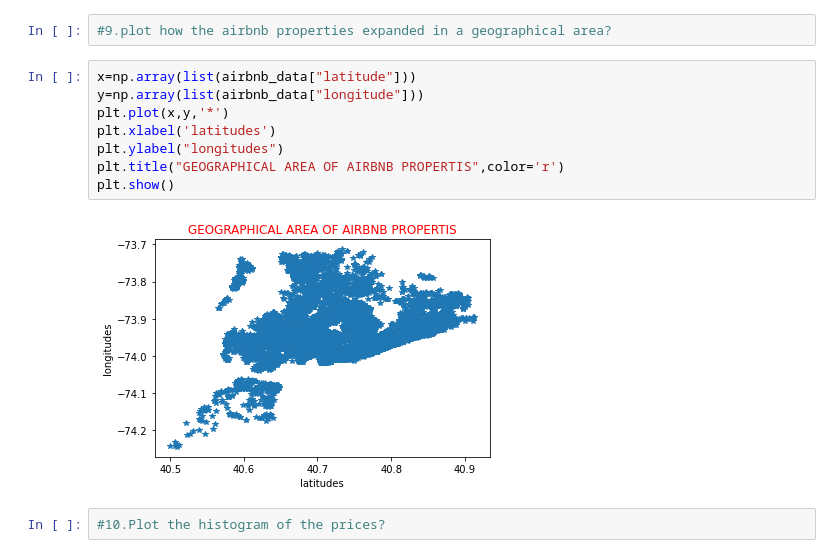
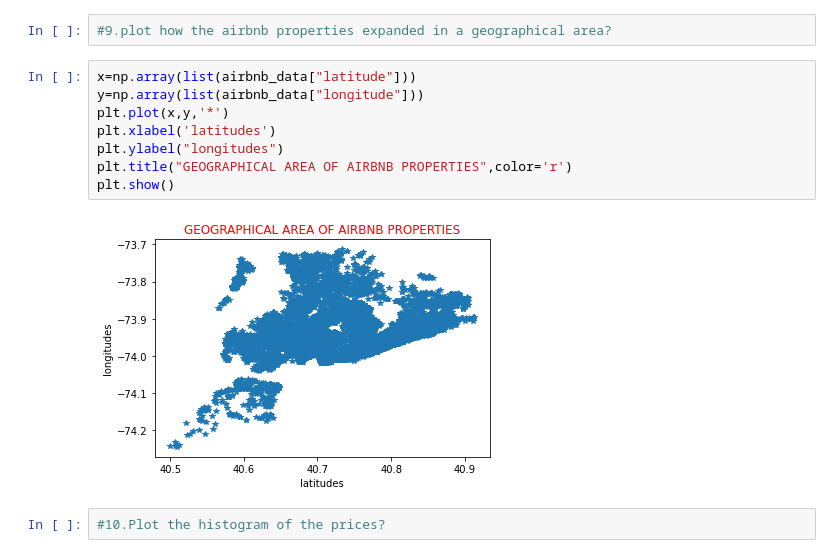
Before and after one commit to m123m12/Airbnb-Booking-Analysis, a Jupyter notebook: Copy_of_Airbnb_Bookings_Analysis_Capstone_Project.ipynb, the cells around one changed output. Saved outputs shown, nothing was run; the diff lists cells and outputs as text.

```diff
--- a/Copy_of_Airbnb_Bookings_Analysis_Capstone_Project.ipynb
+++ b/Copy_of_Airbnb_Bookings_Analysis_Capstone_Project.ipynb
@@ -148,13 +148,13 @@ airbnb_data.tail()
 # %%
 x=np.array(list(airbnb_data["latitude"]))
 y=np.array(list(airbnb_data["longitude"]))
 plt.plot(x,y,'*')
 plt.xlabel('latitudes')
 plt.ylabel("longitudes")
-plt.title("GEOGRAPHICAL AREA OF AIRBNB PROPERTIS",color='r')
+plt.title("GEOGRAPHICAL AREA OF AIRBNB PROPERTIES",color='r')
 plt.show()
 # %% [output]
-[figure, old version]
+[figure, new version]
 # %%
 #10.Plot the histogram of the prices?
 # %%
```
Also changed, not shown: parts of 6 cells of this notebook.
